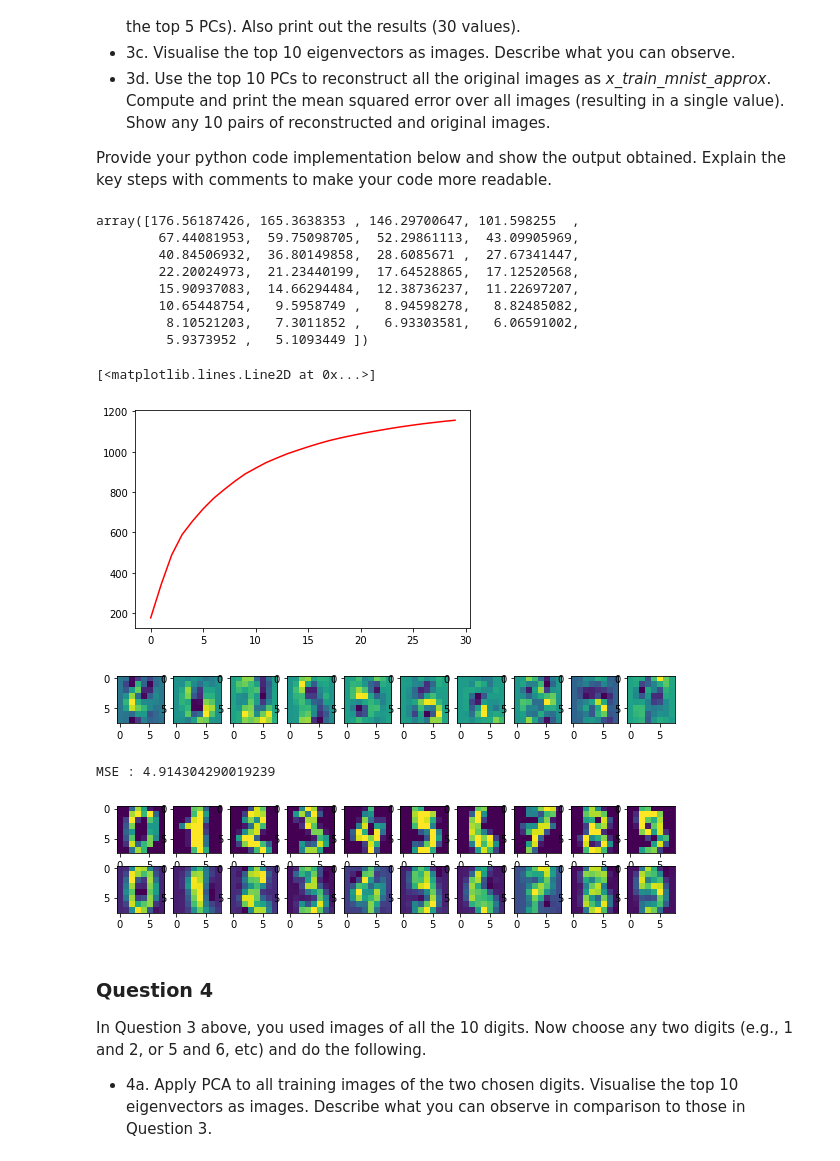
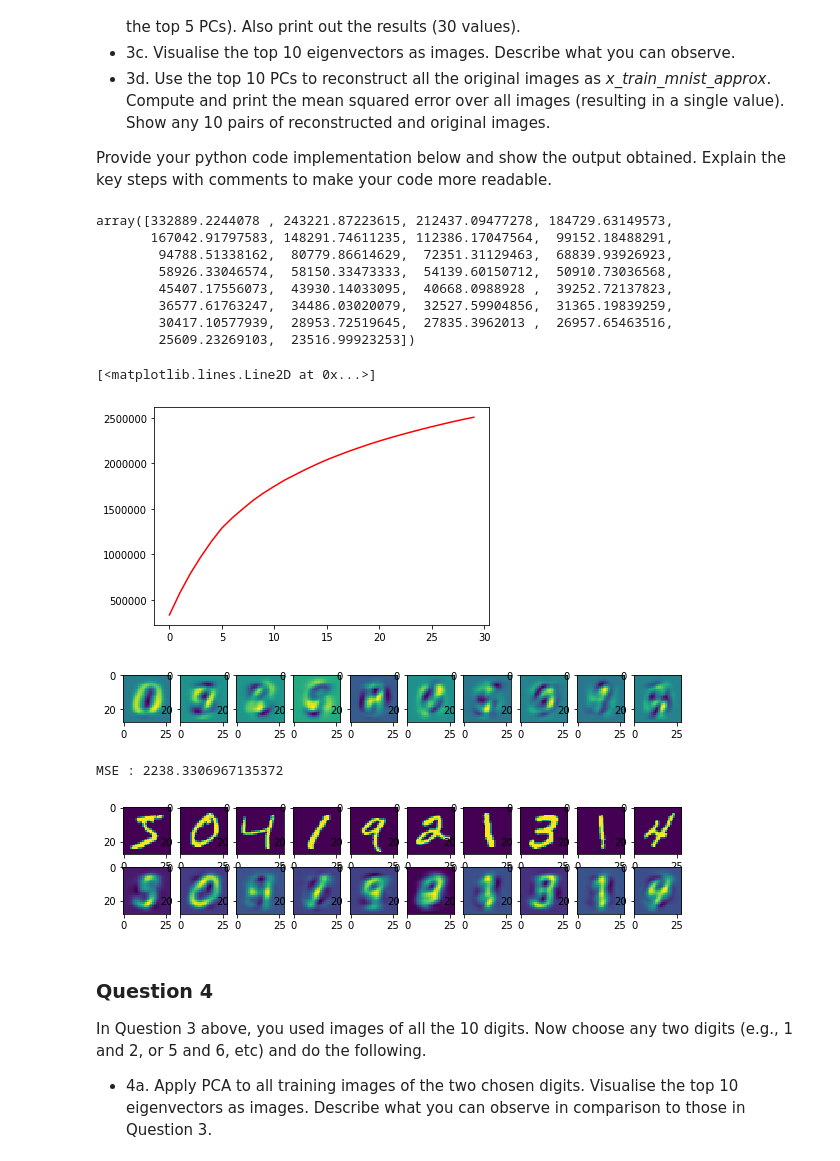
Before and after one commit to Lone5267/MLAI, a Jupyter notebook: Lab 7 - Unsupervised learning & DL intro.ipynb, the cells around one changed output. Cells and saved outputs as stored; diff of their text form; code cells hidden in the pictures.

```diff
--- a/Lab 7 - Unsupervised learning & DL intro.ipynb
+++ b/Lab 7 - Unsupervised learning & DL intro.ipynb
@@ -612,61 +609,64 @@ Provide your python code implementation below and show the output obtained. Expl
 
 from sklearn.model_selection import train_test_split
 from sklearn.decomposition import PCA
-from sklearn import datasets
+from torchvision import datasets
 
 import numpy as np
 
 n_components=30
 
-mnist = datasets.load_digits()
+# mnist = datasets.load_digits()
+mnist = datasets.MNIST('data', train=True, download=True)
+mnist.targets = mnist.targets.numpy()
+mnist.data = mnist.data.numpy()
 
 X_train, X_test, y_train, y_test = train_test_split(
-    mnist.images, mnist.target, test_size=0.25, random_state=42)
+    mnist.data, mnist.targets, test_size=0.25, random_state=42)
 
 pca = PCA(n_components=n_components, svd_solver='randomized',
           whiten=True).fit(X_train.reshape((X_train.shape[0], -1)))
 pca.explained_variance_
 # %% [output]
-array([176.56187426, 165.3638353 , 146.29700647, 101.598255  ,
-        67.44081953,  59.75098705,  52.29861113,  43.09905969,
-        40.84506932,  36.80149858,  28.6085671 ,  27.67341447,
-        22.20024973,  21.23440199,  17.64528865,  17.12520568,
-        15.90937083,  14.66294484,  12.38736237,  11.22697207,
-        10.65448754,   9.5958749 ,   8.94598278,   8.82485082,
-         8.10521203,   7.3011852 ,   6.93303581,   6.06591002,
-         5.9373952 ,   5.1093449 ])
+array([332889.2244078 , 243221.87223615, 212437.09477278, 184729.63149573,
+       167042.91797583, 148291.74611235, 112386.17047564,  99152.18488291,
+        94788.51338162,  80779.86614629,  72351.31129463,  68839.93926923,
+        58926.33046574,  58150.33473333,  54139.60150712,  50910.73036568,
+        45407.17556073,  43930.14033095,  40668.0988928 ,  39252.72137823,
+        36577.61763247,  34486.03020079,  32527.59904856,  31365.19839259,
+        30417.10577939,  28953.72519645,  27835.3962013 ,  26957.65463516,
+        25609.23269103,  23516.99923253])
 # %%
 cum_variance_sum = np.cumsum(pca.explained_variance_)
 plt.plot(cum_variance_sum, 'r-')
 # %% [output]
 [<matplotlib.lines.Line2D at 0x...>]
-[figure, old version]
+[figure, new version]
 # %%
-eigenvectors = pca.components_[:10].reshape(-1, 8, 8)
+eigenvectors = pca.components_[:10].reshape(-1, 28, 28)
 plt.figure(figsize=(10, 1))
 for i in range(10):
     plt.subplot(1, 10, i + 1)
     plt.imshow(eigenvectors[i])
 # %% [output]
-[figure, old version]
+[figure, new version]
 # %%
 pca_10 = PCA(n_components=10, svd_solver='randomized', whiten=True)
-pca_10_transformed = pca_10.fit_transform(mnist.images.reshape((mnist.images.shape[0], -1)))
+pca_10_transformed = pca_10.fit_transform(mnist.data.reshape((mnist.data.shape[0], -1)))
 X_mnist_recovered=pca_10.inverse_transform(pca_10_transformed)
 
 from sklearn.metrics import mean_squared_error as MSE
-mse = MSE(mnist.images.reshape((mnist.images.shape[0], -1)), X_mnist_recovered)
+mse = MSE(mnist.data.reshape((mnist.data.shape[0], -1)), X_mnist_recovered)
 print('MSE :', mse)
 
 plt.figure(figsize=(10, 2))
 for i in range(10):
     plt.subplot(2, 10, i + 1)
-    plt.imshow(mnist.images[i])
+    plt.imshow(mnist.data[i])
     plt.subplot(2, 10, 10 + i + 1)
-    plt.imshow(X_mnist_recovered[i].reshape(8, 8))
+    plt.imshow(X_mnist_recovered[i].reshape(28, 28))
 # %% [output]
-MSE : 4.914304290019239
+MSE : 2238.3306967135372
-[figure, old version]
+[figure, new version]
 # %% [markdown]
 ### <a id='Q4'></a>Question 4
 
```
Also changed, not shown: parts of 9 cells of this notebook, 1 other file.
